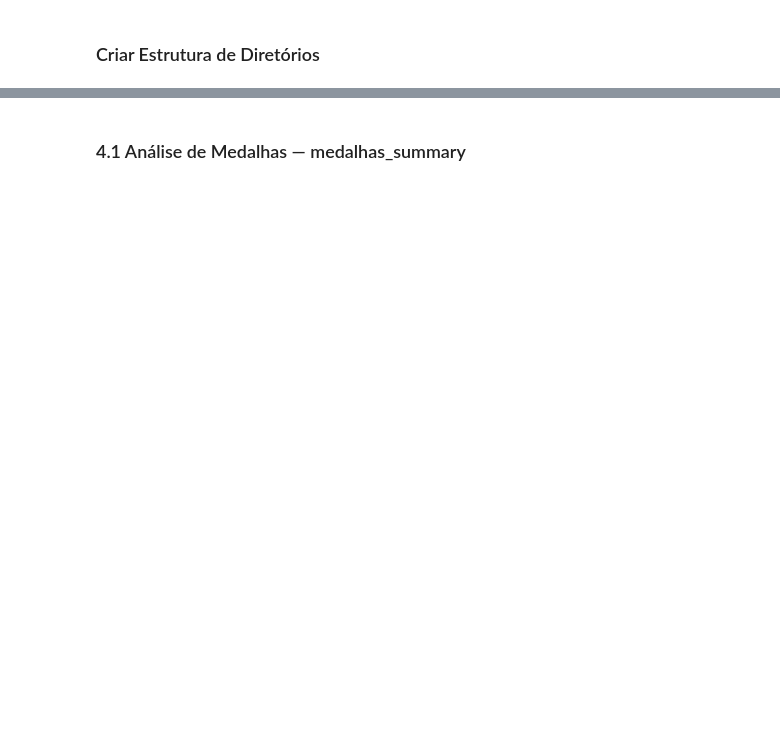
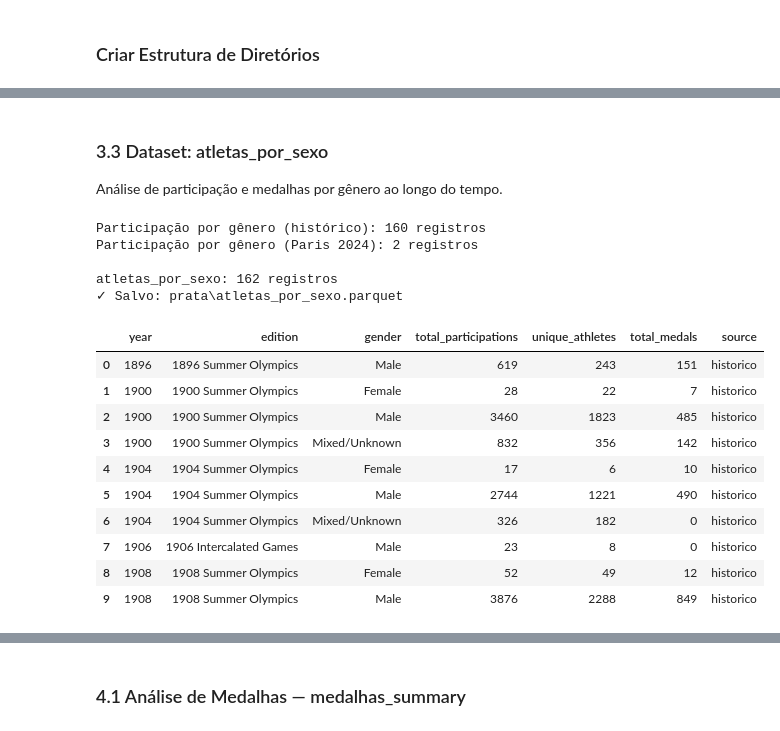
Before and after one commit to bergsantana/olympics_datalake, a Jupyter notebook: datalake_pipeline.ipynb, the cells around one changed output, grey strips where cells are left out. Saved outputs shown, nothing was run; the diff lists cells and outputs as text; code cells hidden in the pictures; blank space fills up the shorter version.

```diff
--- a/datalake_pipeline.ipynb
+++ b/datalake_pipeline.ipynb
@@ -520,0 +617,75 @@ print('\nCamada PRATA concluida.')
+# %% [markdown]
+### 3.3 Dataset: atletas_por_sexo
+
+Análise de participação e medalhas por gênero ao longo do tempo.
+# %%
+# Histórico: inferir gênero a partir do nome do evento (Men/Women)
+df_hist_sex = bronze_dataframes["olympics_historico"].copy()
+df_hist_sex['year'] = df_hist_sex['edition'].str.extract(r'(\d{4})').astype(int)
+
+def infer_gender(event_str):
+    """Infere gênero a partir do nome do evento."""
+    event_lower = str(event_str).lower()
+    if 'women' in event_lower or 'ladies' in event_lower:
+        return 'Female'
+    elif 'men' in event_lower or "men's" in event_lower:
+        return 'Male'
+    else:
+        return 'Mixed/Unknown'
+
+df_hist_sex['gender'] = df_hist_sex['event'].apply(infer_gender)
+df_hist_sex['has_medal'] = df_hist_sex['medal'].notna().astype(int)
+
+# Agregar por ano e gênero
+hist_gender = df_hist_sex.groupby(['year', 'edition', 'gender']).agg(
+    total_participations=('athlete', 'count'),
+    unique_athletes=('athlete_id', 'nunique'),
+    total_medals=('has_medal', 'sum'),
+).reset_index()
+hist_gender['source'] = 'historico'
+
+print(f"Participação por gênero (histórico): {len(hist_gender)} registros")
+
+# Paris 2024
+df_2024_sex = bronze_dataframes["olympics_paris2024"].copy()
+paris_gender = df_2024_sex.groupby(['gender']).agg(
+    total_participations=('name', 'count'),
+    unique_athletes=('code_athlete', 'nunique'),
+    total_medals=('is_medallist', 'sum'),
+).reset_index()
+paris_gender['year'] = 2024
+paris_gender['edition'] = '2024 Summer Olympics'
+paris_gender['source'] = 'paris2024'
+
+print(f"Participação por gênero (Paris 2024): {len(paris_gender)} registros")
+
+# Unificar
+common = ['year', 'edition', 'gender', 'total_participations', 'unique_athletes', 'total_medals', 'source']
+df_genero = pd.concat([hist_gender[common], paris_gender[common]], ignore_index=True)
+df_genero = df_genero.drop_duplicates().reset_index(drop=True)
+
+print(f"\natletas_por_sexo: {len(df_genero)} registros")
+
+# Salvar
+prata_path = PRATA_DIR / "atletas_por_sexo.parquet"
+df_genero.to_parquet(prata_path, index=False, engine='pyarrow')
+print(f"✓ Salvo: {prata_path.relative_to(DATALAKE_DIR)}")
+
+df_genero.head(10)
+# %% [output]
+Participação por gênero (histórico): 160 registros
+Participação por gênero (Paris 2024): 2 registros
+
+atletas_por_sexo: 162 registros
+✓ Salvo: prata\atletas_por_sexo.parquet
+|  | year | edition | gender | total_participations | unique_athletes | total_medals | source |
+| 0 | 1896 | 1896 Summer Olympics | Male | 619 | 243 | 151 | historico |
+| 1 | 1900 | 1900 Summer Olympics | Female | 28 | 22 | 7 | historico |
+| 2 | 1900 | 1900 Summer Olympics | Male | 3460 | 1823 | 485 | historico |
+| 3 | 1900 | 1900 Summer Olympics | Mixed/Unknown | 832 | 356 | 142 | historico |
+| 4 | 1904 | 1904 Summer Olympics | Female | 17 | 6 | 10 | historico |
+| 5 | 1904 | 1904 Summer Olympics | Male | 2744 | 1221 | 490 | historico |
+| 6 | 1904 | 1904 Summer Olympics | Mixed/Unknown | 326 | 182 | 0 | historico |
+| 7 | 1906 | 1906 Intercalated Games | Male | 23 | 8 | 0 | historico |
+| 8 | 1908 | 1908 Summer Olympics | Female | 52 | 49 | 12 | historico |
+| 9 | 1908 | 1908 Summer Olympics | Male | 3876 | 2288 | 849 | historico |
```
Also changed, not shown: parts of 61 cells of this notebook.
